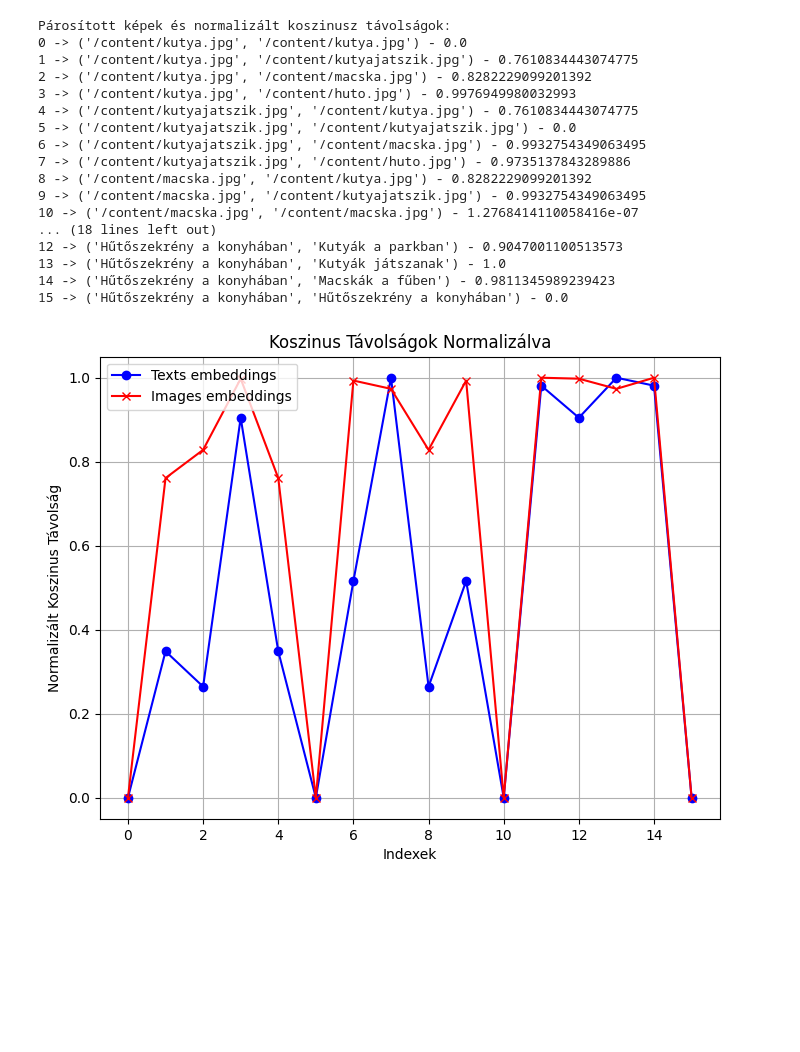
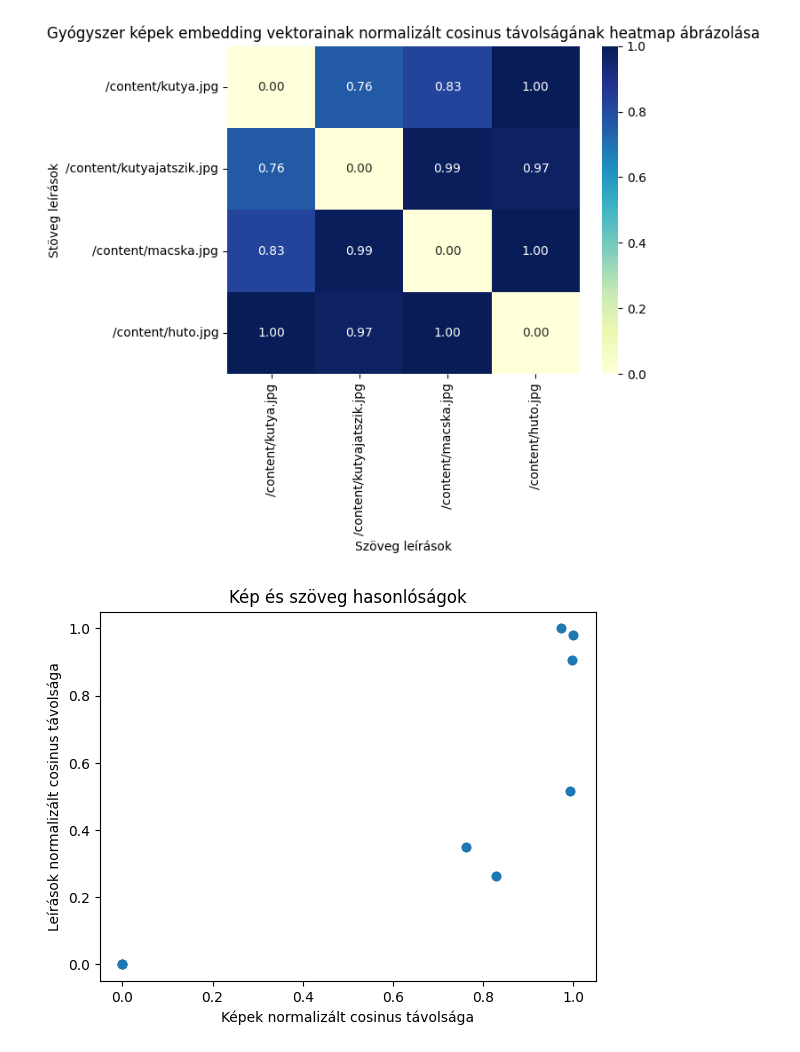
Before and after one commit to lakatosgabor/ogyei_dataset_info, a Jupyter notebook: embeddings.ipynb, the cells around one changed output. Saved outputs shown, nothing was run; the diff lists cells and outputs as text; code cells hidden in the pictures; blank space fills up the shorter version.

```diff
--- a/embeddings.ipynb
+++ b/embeddings.ipynb
@@ -166,41 +99,28 @@ Párosított képek és normalizált koszinusz távolságok:
-# %%
-print("Párosított képek és normalizált koszinusz távolságok: ")
-image_counter = 0
-for pair, distance in zip(image_pairs, image_normalized_distances):
-    print(image_counter, "->", pair, "-", distance)
-    image_counter += 1
-
-print("Párosított szövegek és normalizált koszinusz távolságok: ")
-text_counter = 0
-for pair, distance in zip(text_pairs, text_normalized_distances):
-    print(text_counter, "->", pair, "-", distance)
-    text_counter += 1
-
-plt.figure(figsize=(8, 6))
-plt.plot(text_normalized_distances, marker='o', linestyle='-', color='b', label="Texts embeddings")
-plt.plot(image_normalized_distances, marker='x', linestyle='-', color='r', label="Images embeddings")
-plt.xlabel('Indexek')
-plt.ylabel('Normalizált Koszinus Távolság')
-plt.title('Koszinus Távolságok Normalizálva')
-plt.legend()
-plt.grid(True)
-plt.show()
-# %% [output]
-Párosított képek és normalizált koszinusz távolságok:
-0 -> ('/content/kutya.jpg', '/content/kutya.jpg') - 0.0
-1 -> ('/content/kutya.jpg', '/content/kutyajatszik.jpg') - 0.7610834443074775
-2 -> ('/content/kutya.jpg', '/content/macska.jpg') - 0.8282229099201392
-3 -> ('/content/kutya.jpg', '/content/huto.jpg') - 0.9976949980032993
-4 -> ('/content/kutyajatszik.jpg', '/content/kutya.jpg') - 0.7610834443074775
-5 -> ('/content/kutyajatszik.jpg', '/content/kutyajatszik.jpg') - 0.0
-6 -> ('/content/kutyajatszik.jpg', '/content/macska.jpg') - 0.9932754349063495
-7 -> ('/content/kutyajatszik.jpg', '/content/huto.jpg') - 0.9735137843289886
-8 -> ('/content/macska.jpg', '/content/kutya.jpg') - 0.8282229099201392
-9 -> ('/content/macska.jpg', '/content/kutyajatszik.jpg') - 0.9932754349063495
-10 -> ('/content/macska.jpg', '/content/macska.jpg') - 1.2768414110058416e-07
-... (18 lines left out)
-12 -> ('Hűtőszekrény a konyhában', 'Kutyák a parkban') - 0.9047001100513573
-13 -> ('Hűtőszekrény a konyhában', 'Kutyák játszanak') - 1.0
-14 -> ('Hűtőszekrény a konyhában', 'Macskák a fűben') - 0.9811345989239423
-15 -> ('Hűtőszekrény a konyhában', 'Hűtőszekrény a konyhában') - 0.0
-[figure, removed]
+# %%
+data = image_normalized_distances.reshape(4,4)
+
+# Heatmap létrehozása seaborn segítségével
+sns.heatmap(data, annot=True, cmap='YlGnBu', fmt='.2f', xticklabels=image_paths, yticklabels=image_paths)
+
+# Tengelycímkék beállítása
+plt.xlabel('Szöveg leírások')
+plt.ylabel('Stöveg leírások')
+plt.title('Gyógyszer képek embedding vektorainak normalizált cosinus távolságának heatmap ábrázolása')
+
+# Diagram megjelenítése
+plt.show()
+# %% [output]
+[figure, added]
+# %%
+# Pontok ábrázolása
+plt.scatter(image_normalized_distances, text_normalized_distances)
+
+# Az x és y tengelyek címkézése
+plt.xlabel('Képek normalizált cosinus távolsága')
+plt.ylabel('Leírások normalizált cosinus távolsága')
+plt.title('Kép és szöveg hasonlóságok')
+
+# Diagram megjelenítése
+plt.show()
+# %% [output]
+[figure, added]
```
Also changed, not shown: parts of 8 cells of this notebook.
